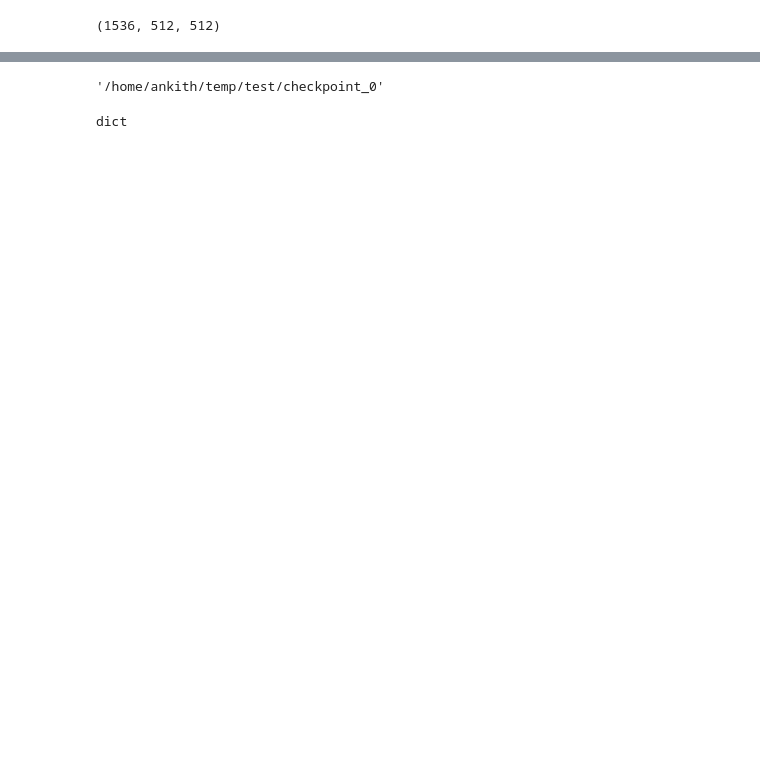
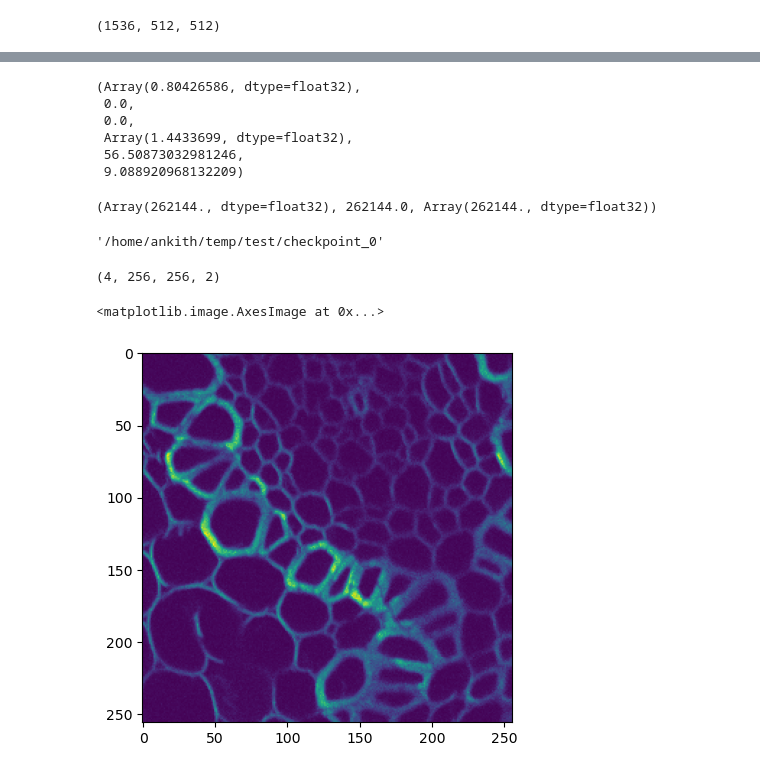
Before and after one commit to ankithsavio/msc-project, a Jupyter notebook: GAP-JAX/examples-jax/test-jax.ipynb, the cells around one changed output, grey strips where cells are left out. Drawn from its saved outputs; the diff is of its cells as text; code cells hidden in the pictures; blank space fills up the shorter version.

```diff
--- a/GAP-JAX/examples-jax/test-jax.ipynb
+++ b/GAP-JAX/examples-jax/test-jax.ipynb
@@ -134,3 +168,16 @@ CHECKPOINT_PATH, name
+# %%
+out.min(), inp.min(), gt.min(), out.max(), inp.max(), gt.max()
+# %% [output]
+(Array(0.80426586, dtype=float32),
+ 0.0,
+ 0.0,
+ Array(1.4433699, dtype=float32),
+ 56.50873032981246,
+ 9.088920968132209)
+# %%
+out.sum(), inp.sum(), (inp.sum() * out/out.sum()).sum()
+# %% [output]
+(Array(262144., dtype=float32), 262144.0, Array(262144., dtype=float32))
 # %%
 from flax.training import checkpoints
 # CHECKPOINT_PATH = '/mnt/c/Users/ankit/Desktop/Msc AIML/Data/checkpoints/models/jax/del/'
@@ -143,7 +190,13 @@ checkpoints.save_checkpoint(ckpt_dir=CHECKPOINT_PATH,
                                     overwrite=True)
 # %% [output]
 '/home/ankith/temp/test/checkpoint_0'
-# %%
-type(params)
-# %% [output]
-dict
+# %%
+img = next(iter(train_loader))
+img.shape
+# %% [output]
+(4, 256, 256, 2)
+# %%
+plt.imshow(img[1,:,:,0])
+# %% [output]
+<matplotlib.image.AxesImage at 0x...>
+[figure, added]
```
Also changed, not shown: parts of 22 cells of this notebook, 1 other file.
